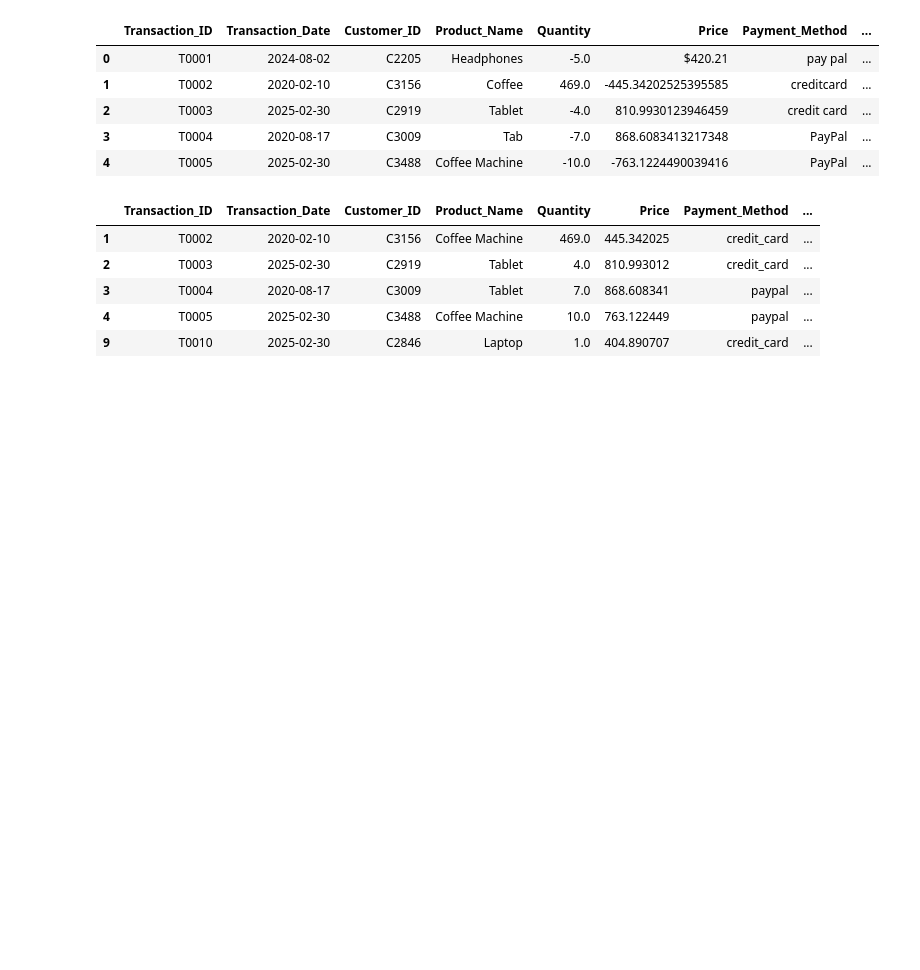
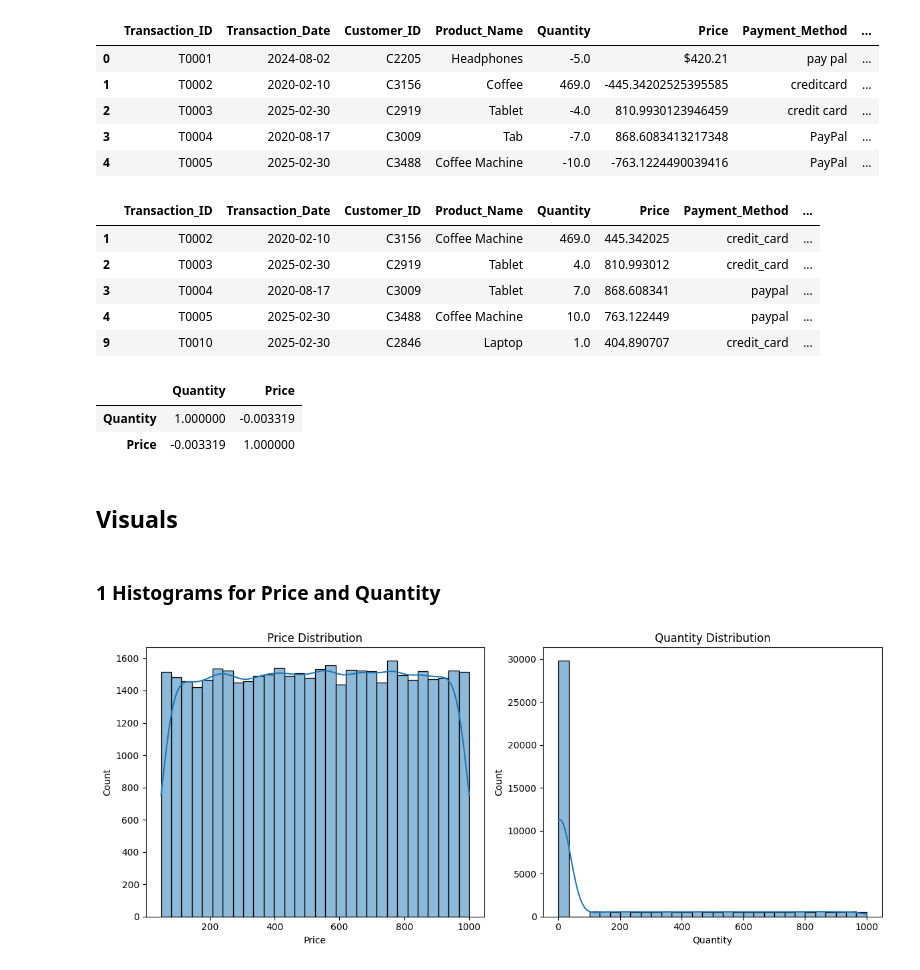
Before and after one commit to VincentNdegwa/fin-data-pipeline, a Jupyter notebook: notebooks/process_transaction.ipynb, the cells around one changed output. Cells and saved outputs as stored; diff of their text form; code cells hidden in the pictures; blank space fills up the shorter version.

```diff
--- a/notebooks/process_transaction.ipynb
+++ b/notebooks/process_transaction.ipynb
@@ -117,3 +99,11 @@ df.head()
 | 3 | T0004 | 2020-08-17 | C3009 | Tablet | 7.0 | 868.608341 | paypal | ... |
 | 4 | T0005 | 2025-02-30 | C3488 | Coffee Machine | 10.0 | 763.122449 | paypal | ... |
 | 9 | T0010 | 2025-02-30 | C2846 | Laptop | 1.0 | 404.890707 | credit_card | ... |
+# %%
+df.corr(numeric_only=True)
+# %% [output]
+|  | Quantity | Price |
+| Quantity | 1.000000 | -0.003319 |
+| Price | -0.003319 | 1.000000 |
+# %% [markdown]
+## Visuals
@@ -119,0 +113,14 @@ df.head()
+# %% [markdown]
+### 1 Histograms for Price and Quantity
+# %%
+plt.figure(figsize=(12,5))
+plt.subplot(1,2,1)
+sns.histplot(df['Price'], bins=30, kde=True)
+plt.title('Price Distribution')
+plt.subplot(1,2,2)
+sns.histplot(df['Quantity'], bins=30, kde=True)
+plt.title('Quantity Distribution')
+plt.tight_layout()
+plt.show()
+# %% [output]
+[figure, added]
```
Also changed, not shown: parts of 8 cells of this notebook.
